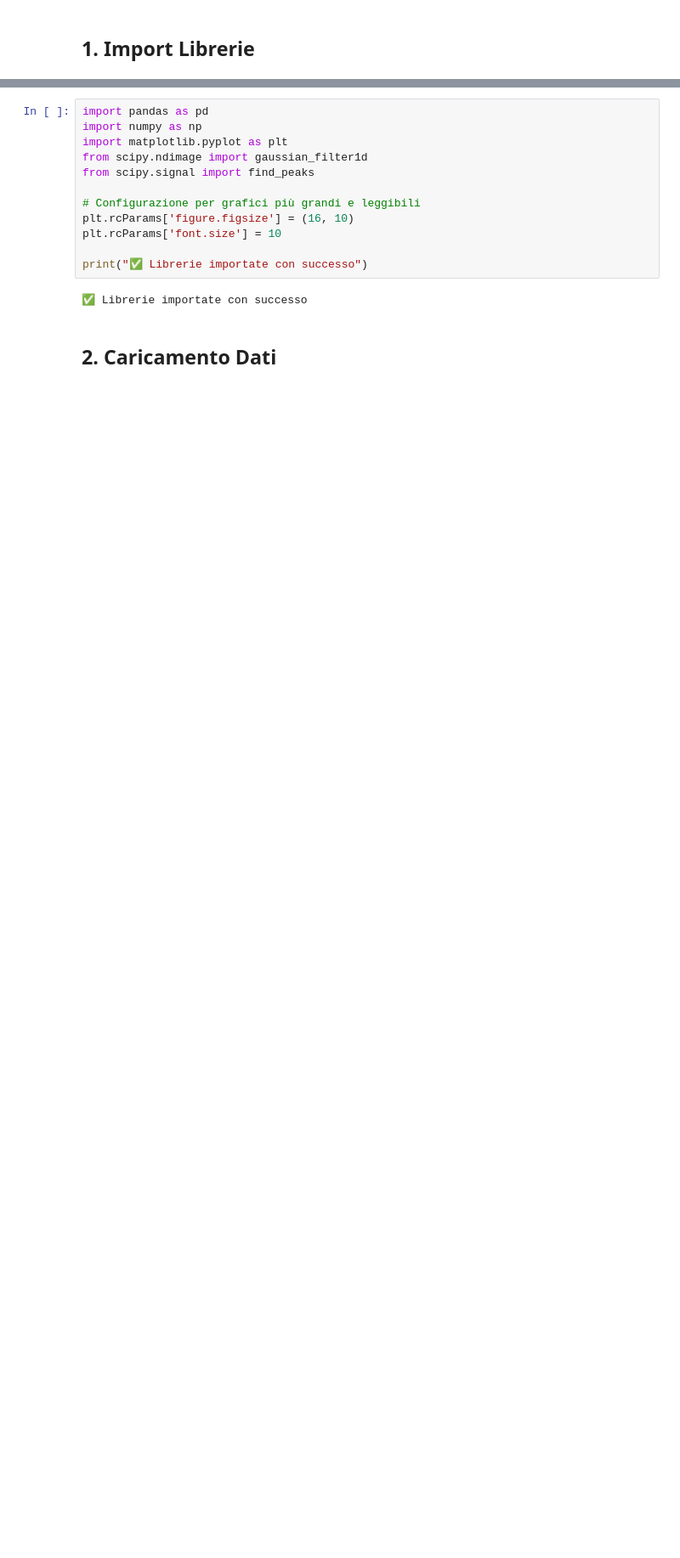
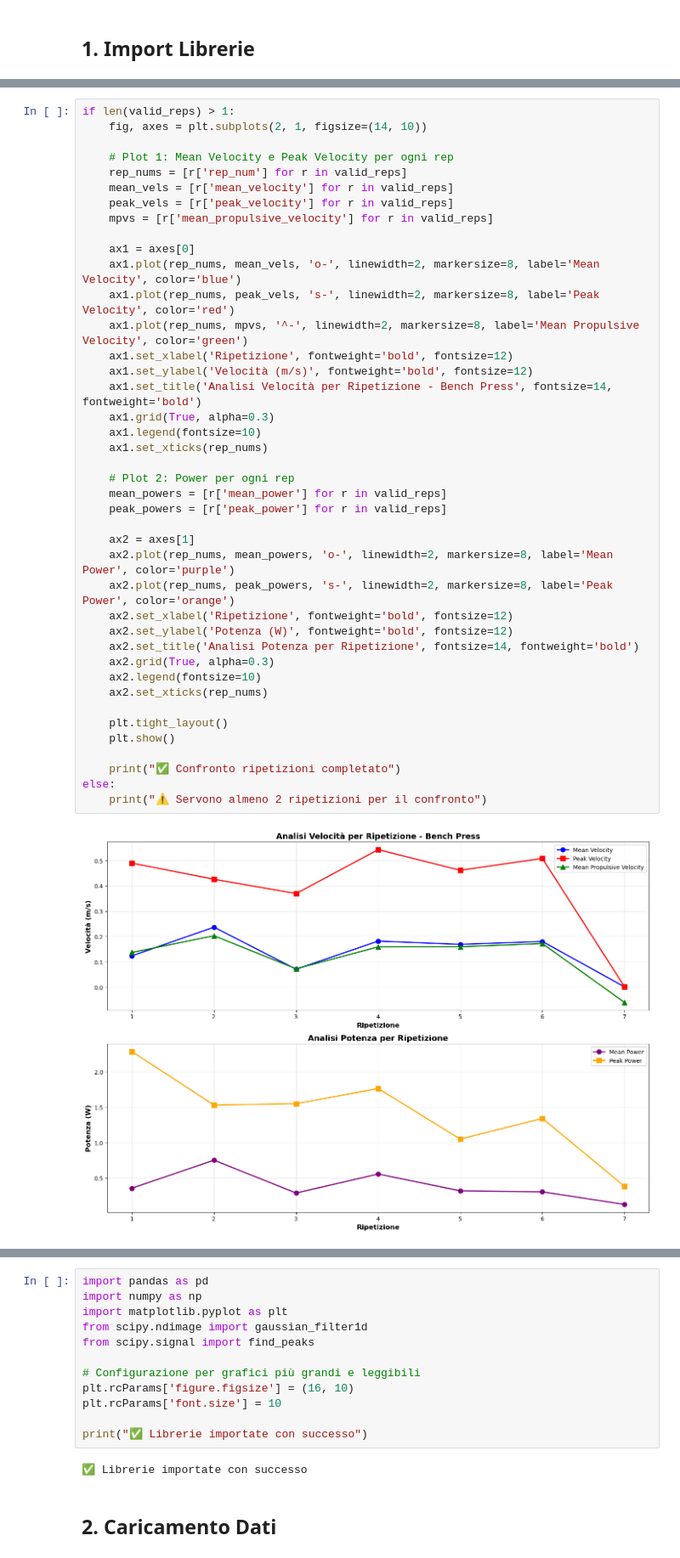
Before and after one commit to paoloartasensi/python_bt, a Jupyter notebook: benchpress_analysis.ipynb, the cells around one changed output, grey strips where cells are left out. Shown at 85% size. Cells and saved outputs as stored; diff of their text form; blank space fills up the shorter version.

```diff
--- a/benchpress_analysis.ipynb
+++ b/benchpress_analysis.ipynb
@@ -2,0 +594,43 @@
+# %%
+if len(valid_reps) > 1:
+    fig, axes = plt.subplots(2, 1, figsize=(14, 10))
+
+    # Plot 1: Mean Velocity e Peak Velocity per ogni rep
+    rep_nums = [r['rep_num'] for r in valid_reps]
+    mean_vels = [r['mean_velocity'] for r in valid_reps]
+    peak_vels = [r['peak_velocity'] for r in valid_reps]
+    mpvs = [r['mean_propulsive_velocity'] for r in valid_reps]
+
+    ax1 = axes[0]
+    ax1.plot(rep_nums, mean_vels, 'o-', linewidth=2, markersize=8, label='Mean Velocity', color='blue')
+    ax1.plot(rep_nums, peak_vels, 's-', linewidth=2, markersize=8, label='Peak Velocity', color='red')
+    ax1.plot(rep_nums, mpvs, '^-', linewidth=2, markersize=8, label='Mean Propulsive Velocity', color='green')
+    ax1.set_xlabel('Ripetizione', fontweight='bold', fontsize=12)
+    ax1.set_ylabel('Velocità (m/s)', fontweight='bold', fontsize=12)
+    ax1.set_title('Analisi Velocità per Ripetizione - Bench Press', fontsize=14, fontweight='bold')
+    ax1.grid(True, alpha=0.3)
+    ax1.legend(fontsize=10)
+    ax1.set_xticks(rep_nums)
+
+    # Plot 2: Power per ogni rep
+    mean_powers = [r['mean_power'] for r in valid_reps]
+    peak_powers = [r['peak_power'] for r in valid_reps]
+
+    ax2 = axes[1]
+    ax2.plot(rep_nums, mean_powers, 'o-', linewidth=2, markersize=8, label='Mean Power', color='purple')
+    ax2.plot(rep_nums, peak_powers, 's-', linewidth=2, markersize=8, label='Peak Power', color='orange')
+    ax2.set_xlabel('Ripetizione', fontweight='bold', fontsize=12)
+    ax2.set_ylabel('Potenza (W)', fontweight='bold', fontsize=12)
+    ax2.set_title('Analisi Potenza per Ripetizione', fontsize=14, fontweight='bold')
+    ax2.grid(True, alpha=0.3)
+    ax2.legend(fontsize=10)
+    ax2.set_xticks(rep_nums)
+
+    plt.tight_layout()
+    plt.show()
+
+    print("✅ Confronto ripetizioni completato")
+else:
+    print("⚠️ Servono almeno 2 ripetizioni per il confronto")
+# %% [output]
+[figure, added]
```
Also changed, not shown: parts of 41 cells of this notebook.
